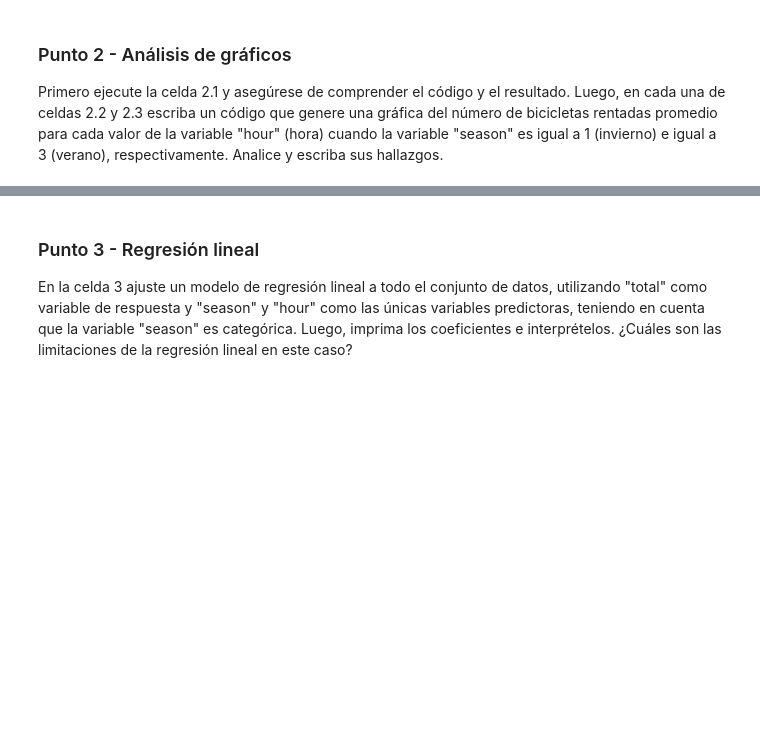
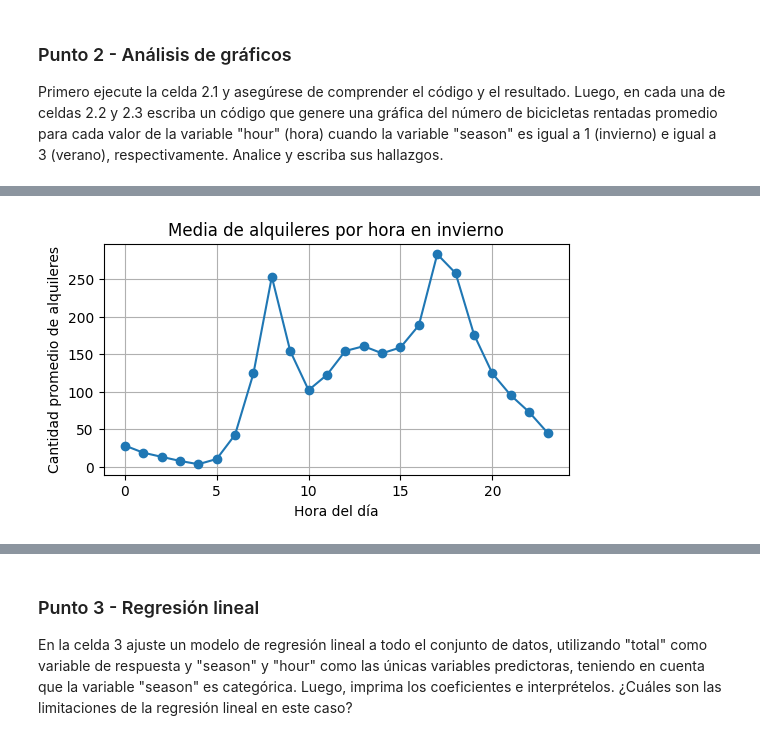
Before and after one commit to Dsharlie/ML-NLP, a Jupyter notebook: Semana 1/S1TC1_arboles_ensamblajes.ipynb, the cells around one changed output, grey strips where cells are left out. Saved outputs shown, nothing was run; the diff lists cells and outputs as text; code cells hidden in the pictures; blank space fills up the shorter version.

```diff
--- a/Semana 1/S1TC1_arboles_ensamblajes.ipynb
+++ b/Semana 1/S1TC1_arboles_ensamblajes.ipynb
@@ -24,6 +25,6 @@ from sklearn.tree import DecisionTreeRegressor, export_graphviz
 # %%
 # Lectura de la información de archivo .csv
-bikes = pd.read_csv('https://raw.githubusercontent.com/Dsharlie/ML-NLP/blob/main/datasets/bikeshare.csv', index_col='datetime', parse_dates=True)
+bikes = pd.read_csv('https://raw.githubusercontent.com/Dsharlie/ML-NLP/main/datasets/bikeshare.csv', index_col='datetime', parse_dates=True)
 
 # Renombrar variable "count" a "total"
 bikes.rename(columns={'count':'total'}, inplace=True)
@@ -56,0 +142,12 @@ bikes.groupby('hour').total.mean().plot()
+# %%
+# Celda 2.2 - "season"=1 escriba su código y hallazgos
+winter_rentals = bikes[bikes['season'] == 1].groupby('hour').total.mean()
+plt.figure(figsize=(6, 3))
+plt.plot(winter_rentals.index, winter_rentals.values, marker='o')
+plt.title('Media de alquileres por hora en invierno')
+plt.xlabel('Hora del día')
+plt.ylabel('Cantidad promedio de alquileres')
+plt.grid(True)
+plt.show()
+# %% [output]
+[figure, added]
```
Also changed, not shown: parts of 56 cells of this notebook.
